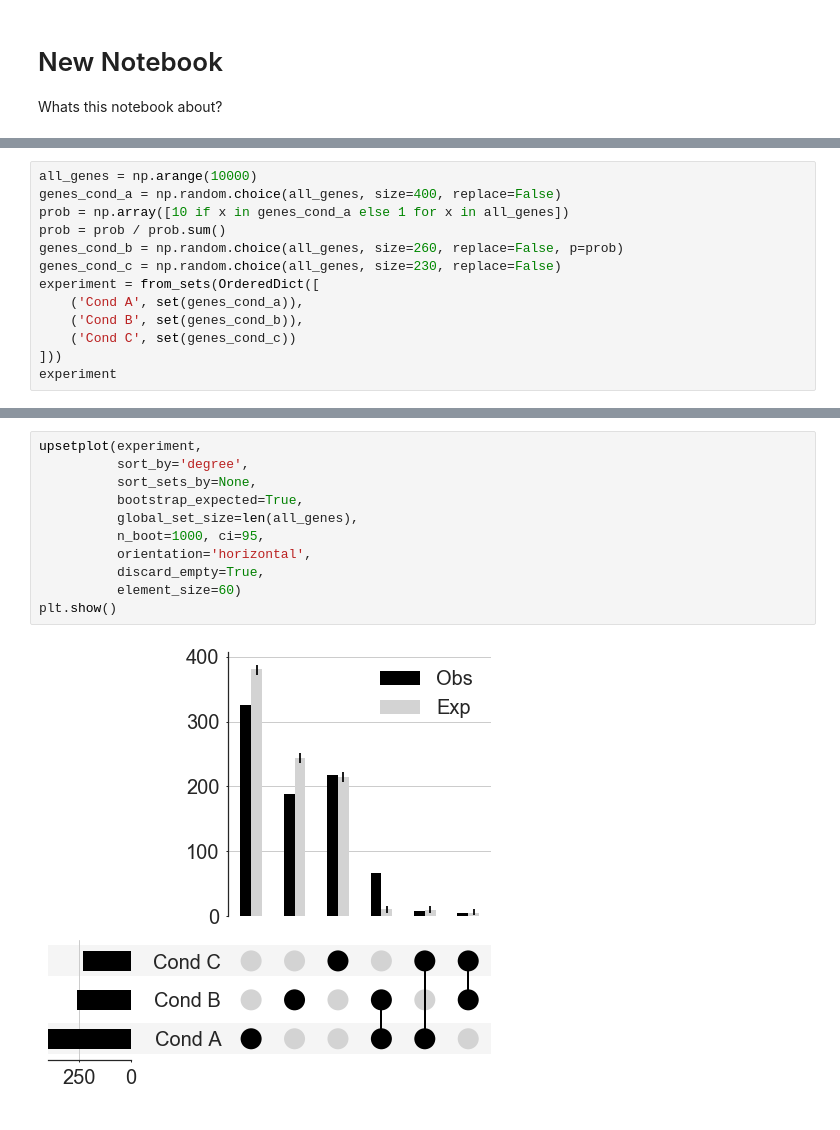
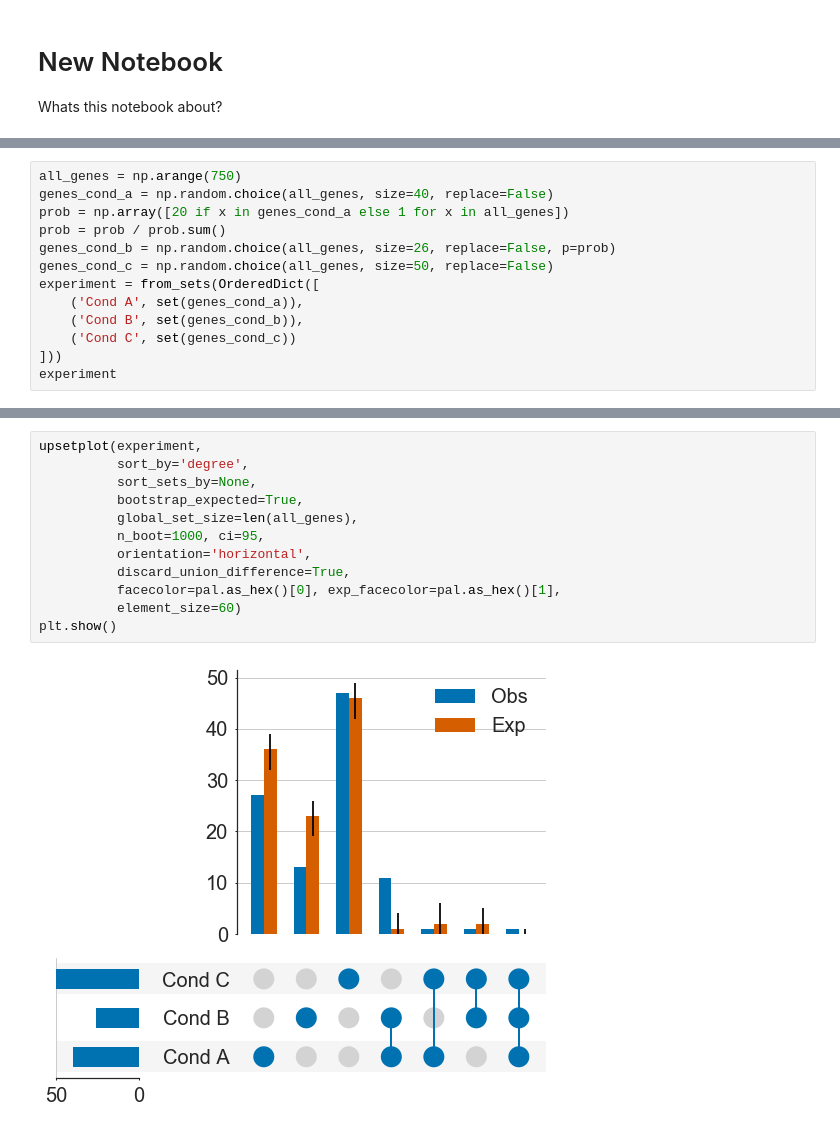
Before and after one commit to mparker2/UpSetPlot, a Jupyter notebook: examples/example.ipynb, the cells around one changed output, grey strips where cells are left out. Drawn from its saved outputs; the diff is of its cells as text.

Commit message:
add discard and colour options

```diff
--- a/examples/example.ipynb
+++ b/examples/example.ipynb
@@ -39,12 +40,12 @@ plt.show()
 # %% [output]
 [figure]
 # %%
-all_genes = np.arange(10000)
-genes_cond_a = np.random.choice(all_genes, size=400, replace=False)
-prob = np.array([10 if x in genes_cond_a else 1 for x in all_genes])
+all_genes = np.arange(750)
+genes_cond_a = np.random.choice(all_genes, size=40, replace=False)
+prob = np.array([20 if x in genes_cond_a else 1 for x in all_genes])
 prob = prob / prob.sum()
-genes_cond_b = np.random.choice(all_genes, size=260, replace=False, p=prob)
-genes_cond_c = np.random.choice(all_genes, size=230, replace=False)
+genes_cond_b = np.random.choice(all_genes, size=26, replace=False, p=prob)
+genes_cond_c = np.random.choice(all_genes, size=50, replace=False)
 experiment = from_sets(OrderedDict([
     ('Cond A', set(genes_cond_a)),
     ('Cond B', set(genes_cond_b)),
@@ -65,13 +72,14 @@ dtype: int64
 # %%
 upsetplot(experiment,
           sort_by='degree',
           sort_sets_by=None,
           bootstrap_expected=True,
           global_set_size=len(all_genes),
           n_boot=1000, ci=95,
           orientation='horizontal',
-          discard_empty=True,
+          discard_union_difference=True,
+          facecolor=pal.as_hex()[0], exp_facecolor=pal.as_hex()[1],
           element_size=60)
 plt.show()
 # %% [output]
-[figure, old version]
+[figure, new version]
```
Also changed, not shown: parts of 3 cells of this notebook, 1 other file.
